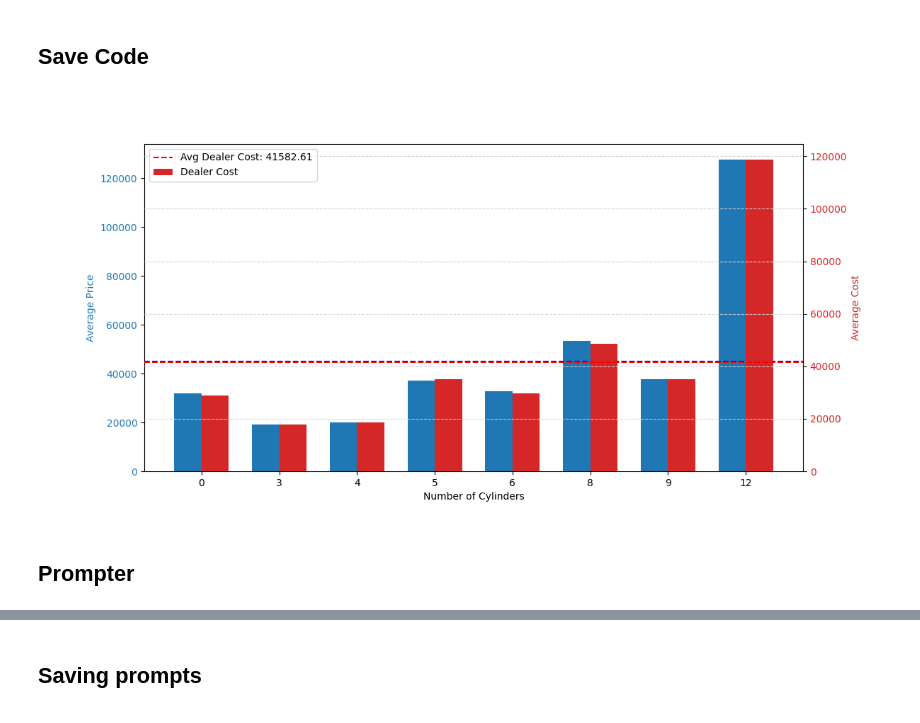
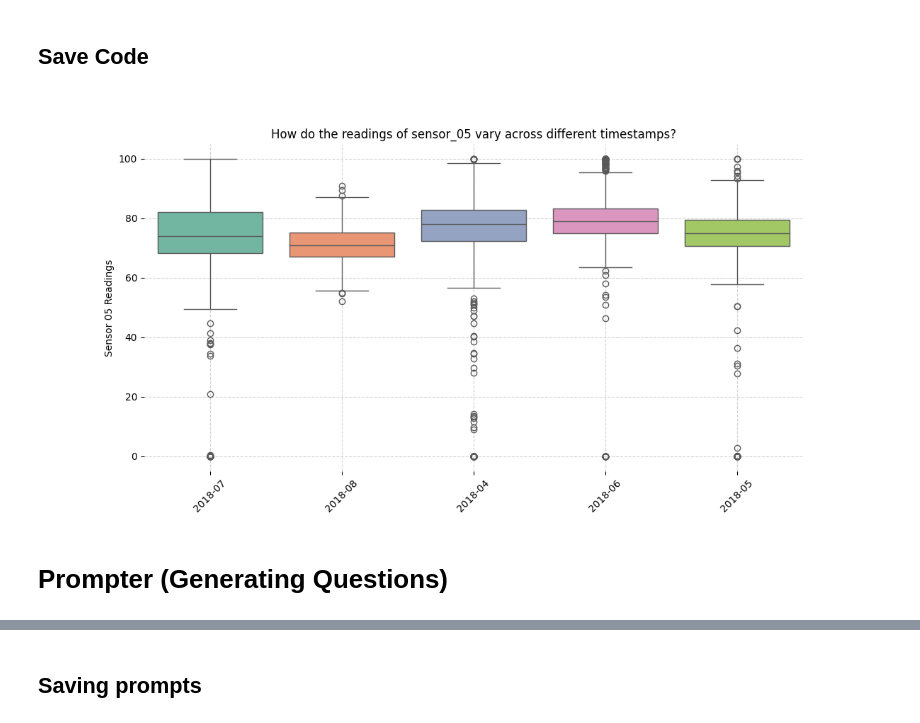
Before and after one commit to allainerain/insight-lab, a Jupyter notebook: notebooks/ver3/tutorial.ipynb, the cells around one changed output, grey strips where cells are left out. Drawn from its saved outputs; the diff is of its cells as text; code cells hidden in the pictures.

Commit message:
chore: add ver3 notebook and pickle files

```diff
--- a/notebooks/ver3/tutorial.ipynb
+++ b/notebooks/ver3/tutorial.ipynb
@@ -43,7 +225,7 @@ display(lida)
 # %% [markdown]
 ### Summarize
 # %%
-summary = lida.summarize("../cars.csv", summary_method="default", textgen_config=textgen_config)
+summary = lida.summarize("../sensor.csv", summary_method="default", textgen_config=textgen_config)
 pprint.pprint(summary)
 # %% [output]
 here
@@ -194,7 +362,7 @@ import pickle
 # %%
 # LOAD
 
-with open('../ver2/goals2-5-6-20-combined-cars.pkl', 'rb') as f:
+with open('../ver2/goals2-5-6-20-combined-sensor.pkl', 'rb') as f:
     goals = pickle.load(f)
 
 display(goals)
@@ -466,5 +654,5 @@ display(loaded)
 # %%
-i = 18
+i = 5
 library = "seaborn"
 textgen_config = TextGenerationConfig(n=1, temperature=0.2, use_cache=True)
 charts = lida.visualize(summary=summary, goal=goals[i], textgen_config=textgen_config, library=library)
@@ -484,17 +673,17 @@ edited_charts[0]
 # %%
 # SAVE
 
-# with open('code-18-edited.pkl', 'wb') as f:
-#     pickle.dump(edited_charts[0], f)
+with open('code-sensor-5-v2-5-6.pkl', 'wb') as f:
+    pickle.dump(charts[0], f)
 # %%
 # LOAD
 
-with open('code-18-edited.pkl', 'rb') as f:
+with open('code-sensor-5-v2-5-6.pkl', 'rb') as f:
     code = pickle.load(f)
 
 display(code)
 # %% [output]
-[figure, old version]
+[figure, new version]
 # %% [markdown]
-## Prompter
+# Prompter (Generating Questions)
 # %%
```
Also changed, not shown: parts of 18 cells of this notebook, 13 other files.
